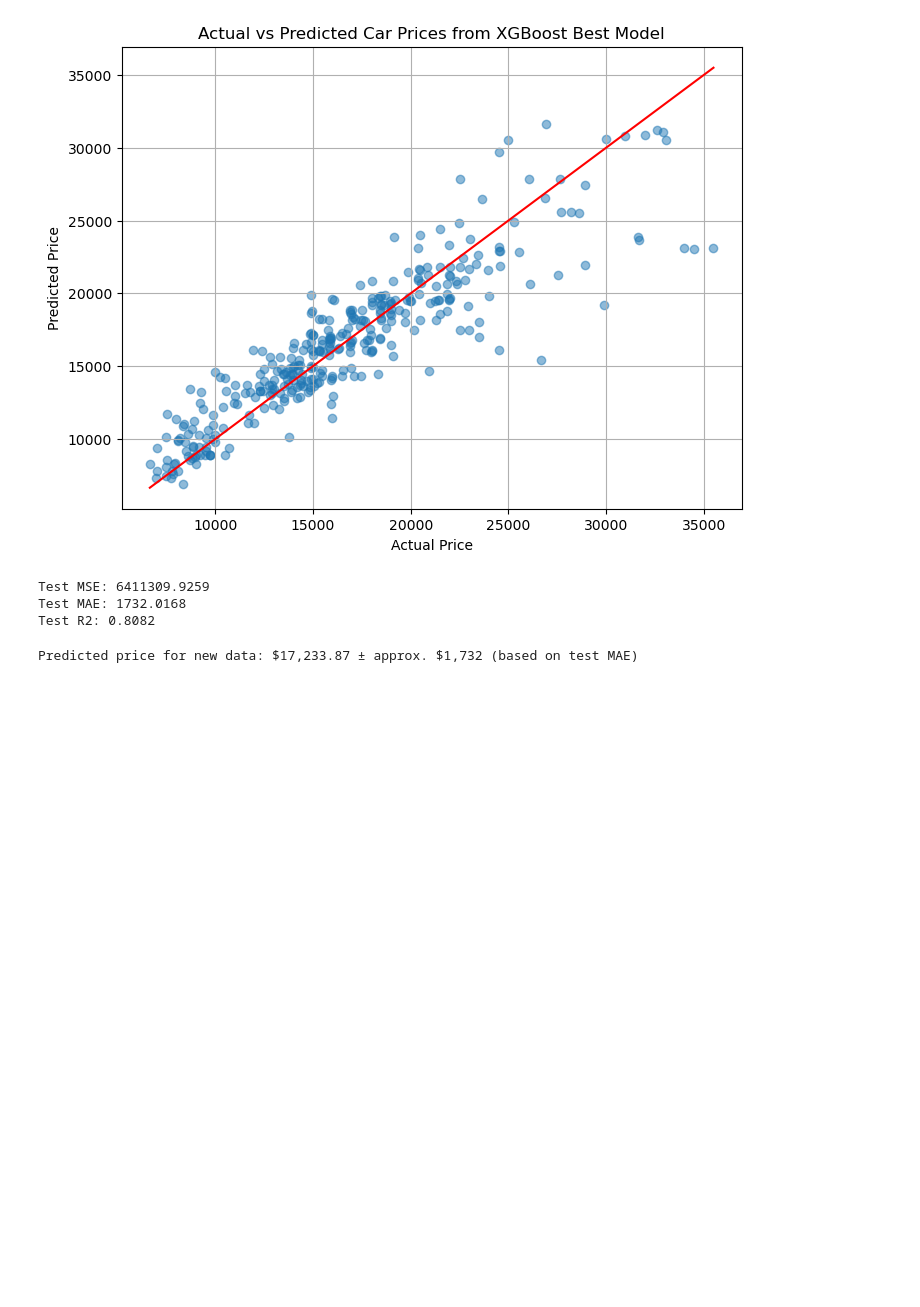
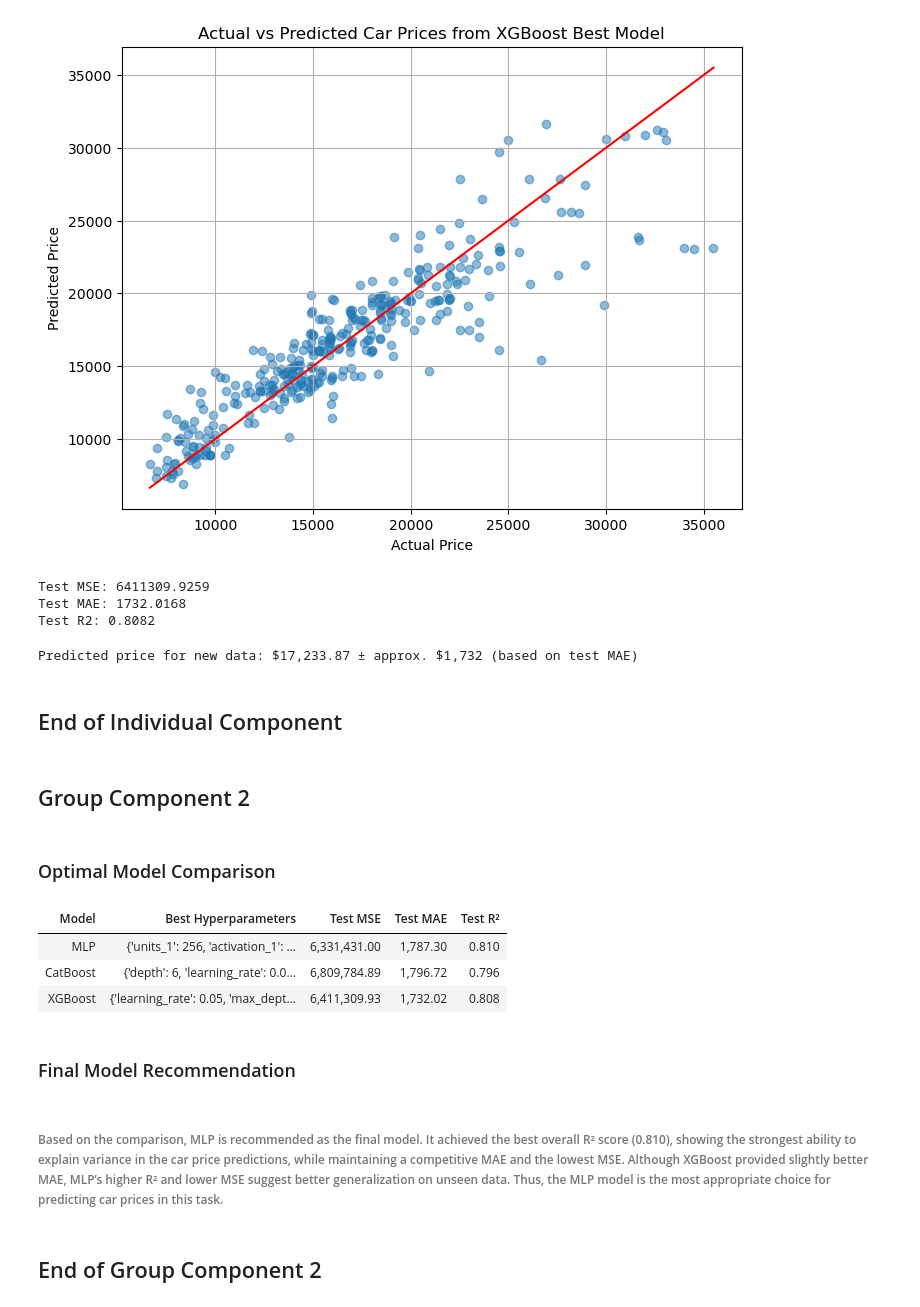
Before and after one commit to mnaufalazwar/pds-project-stage-2, a Jupyter notebook: GroupX_A2_Code.ipynb, the cells around one changed output. Cells and saved outputs as stored; diff of their text form; code cells hidden in the pictures; blank space fills up the shorter version.

Commit message:
Added group component 1 and 2 section and refined the markdown for XGboost dection according to the template

```diff
--- a/GroupX_A2_Code.ipynb
+++ b/GroupX_A2_Code.ipynb
@@ -781,3 +805,43 @@ predicted_price = xgb_model_best.predict(new_data)
 print(f"Predicted price for new data: ${predicted_price[0]:,.2f} ± approx. ${mae_best:,.0f} (based on test MAE)")
 # %% [output]
 Predicted price for new data: $17,233.87 ± approx. $1,732 (based on test MAE)
+# %% [markdown]
+## End of Individual Component
+# %% [markdown]
+## Group Component 2
+# %% [markdown]
+### Optimal Model Comparison
+# %%
+# Summarize the test performance of all optimized models
+
+comparison_model = {
+    'Model': ['MLP', 'CatBoost', 'XGBoost'],
+    'Best Hyperparameters': [
+        "{'units_1': 256, 'activation_1': 'tanh', 'dropout_1': 0.2, 'units_2': 128, 'activation_2': 'relu'}",
+        "{'depth': 6, 'learning_rate': 0.05, 'iterations': 1000}",
+        "{'learning_rate': 0.05, 'max_depth': 6, 'n_estimators': 1000}"
+    ],
+    'Test MSE': [6331431.00, 6809784.89, 6411309.93],
+    'Test MAE': [1787.30, 1796.72, 1732.02],
+    'Test R²': [0.810, 0.796, 0.808]
+}
+
+df_comparison = pd.DataFrame(comparison_model)
+
+df_comparison['Test MSE'] = df_comparison['Test MSE'].apply(lambda x: f"{x:,.2f}")
+df_comparison['Test MAE'] = df_comparison['Test MAE'].apply(lambda x: f"{x:,.2f}")
+df_comparison['Test R²'] = df_comparison['Test R²'].apply(lambda x: f"{x:.3f}")
+
+# Display DataFrame as clean table
+display(df_comparison.style.hide(axis='index'))
+# %% [output]
+| Model | Best Hyperparameters | Test MSE | Test MAE | Test R² |
+| MLP | {'units_1': 256, 'activation_1': ... | 6,331,431.00 | 1,787.30 | 0.810 |
+| CatBoost | {'depth': 6, 'learning_rate': 0.0... | 6,809,784.89 | 1,796.72 | 0.796 |
+| XGBoost | {'learning_rate': 0.05, 'max_dept... | 6,411,309.93 | 1,732.02 | 0.808 |
+# %% [markdown]
+### Final Model Recommendation
+# %% [markdown]
+###### Based on the comparison, MLP is recommended as the final model. It achieved the best overall R² score (0.810), showing the strongest ability to explain variance in the car price predictions, while maintaining a competitive MAE and the lowest MSE. Although XGBoost provided slightly better MAE, MLP’s higher R² and lower MSE suggest better generalization on unseen data. Thus, the MLP model is the most appropriate choice for predicting car prices in this task.
+# %% [markdown]
+## End of Group Component 2
```
Also changed, not shown: parts of 14 cells of this notebook.
